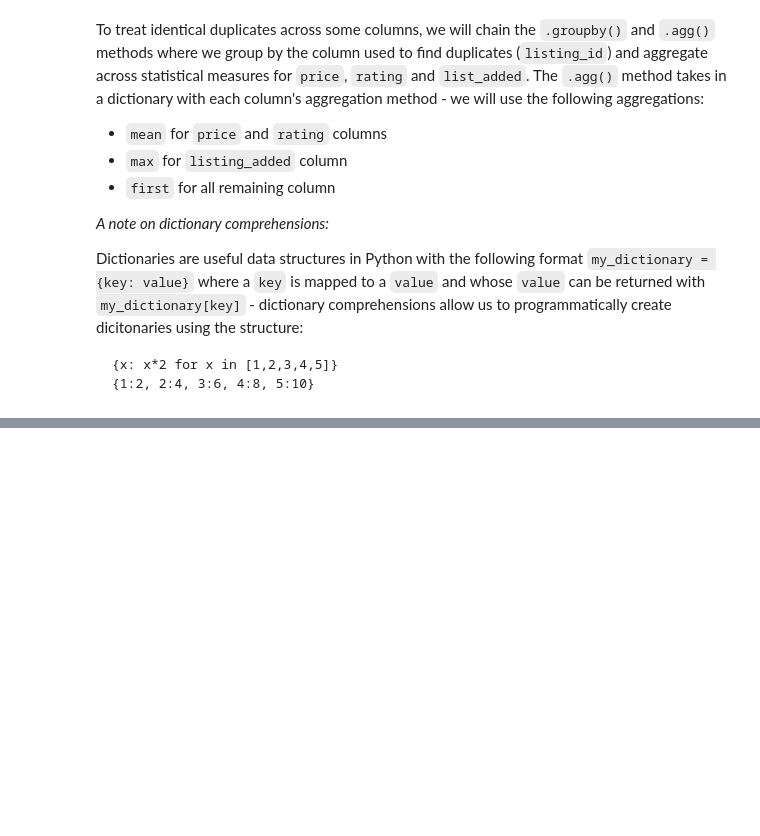
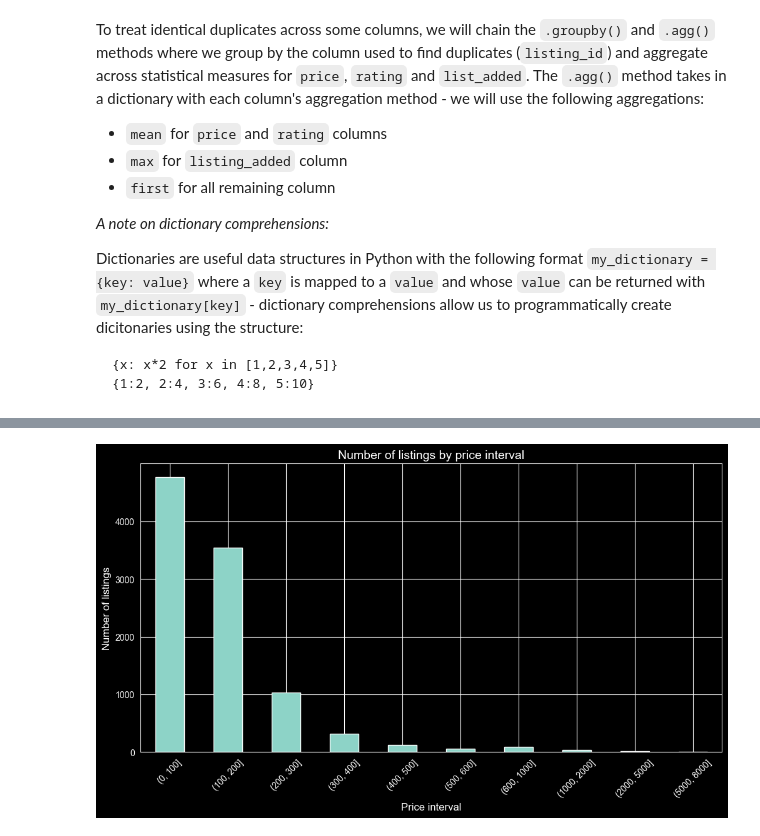
Before and after one commit to grelewiczkatarzyna13/airbnb-analysis, a Jupyter notebook: Cleaning_Data_in_Python_live_session.ipynb, the cells around one changed output, grey strips where cells are left out. Cells and saved outputs as stored; diff of their text form; code cells hidden in the pictures; blank space fills up the shorter version.

```diff
--- a/Cleaning_Data_in_Python_live_session.ipynb
+++ b/Cleaning_Data_in_Python_live_session.ipynb
@@ -677,3 +696,4 @@ plt.show()
 # %%
-airbnb['price_cat'] = pd.cut(airbnb['logprice'], [0, 100, 200, 300, 400, 500, 600, 1000, 2000, 5000, 8000])
-airbnb['price_cat'].unique
+airbnb['price_cat'] = pd.cut(airbnb['price'], [0, 100, 200, 300, 400, 500, 600, 1000, 2000, 5000, 8000])
+
+airbnb['price_cat'].value_counts()
@@ -679,0 +713,14 @@ airbnb['price_cat'].unique
+# %%
+plt.figure(figsize=(12, 6))
+
+airbnb['price_cat'].value_counts().sort_index().plot( kind='bar')
+
+plt.title('Number of listings by price interval', fontsize=14)
+plt.xlabel('Price interval', fontsize=12)
+plt.ylabel('Number of listings', fontsize=12)
+
+plt.xticks(rotation=45)
+
+plt.show()
+# %% [output]
+[figure, added]
```
Also changed, not shown: parts of 22 cells of this notebook.
